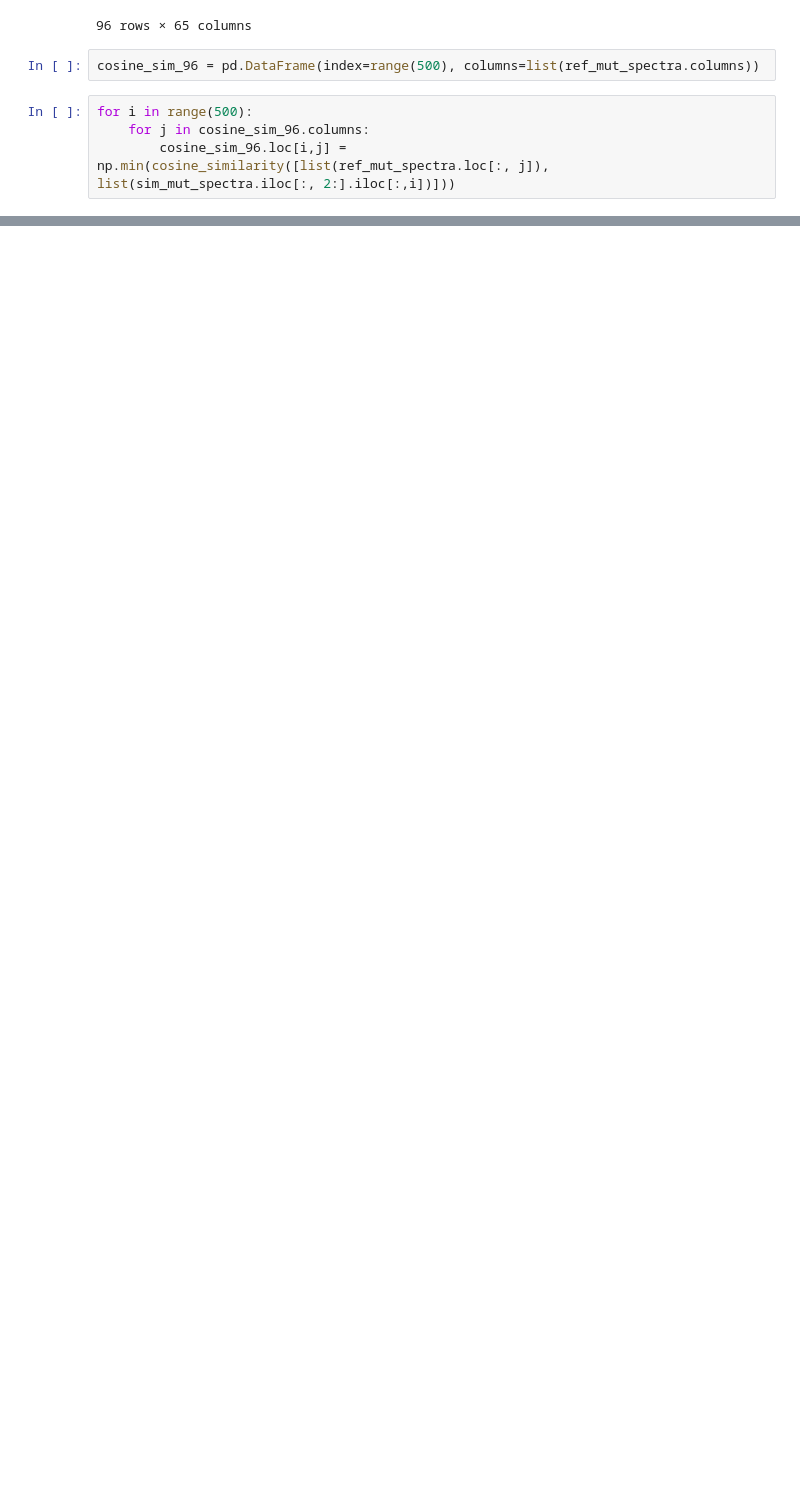
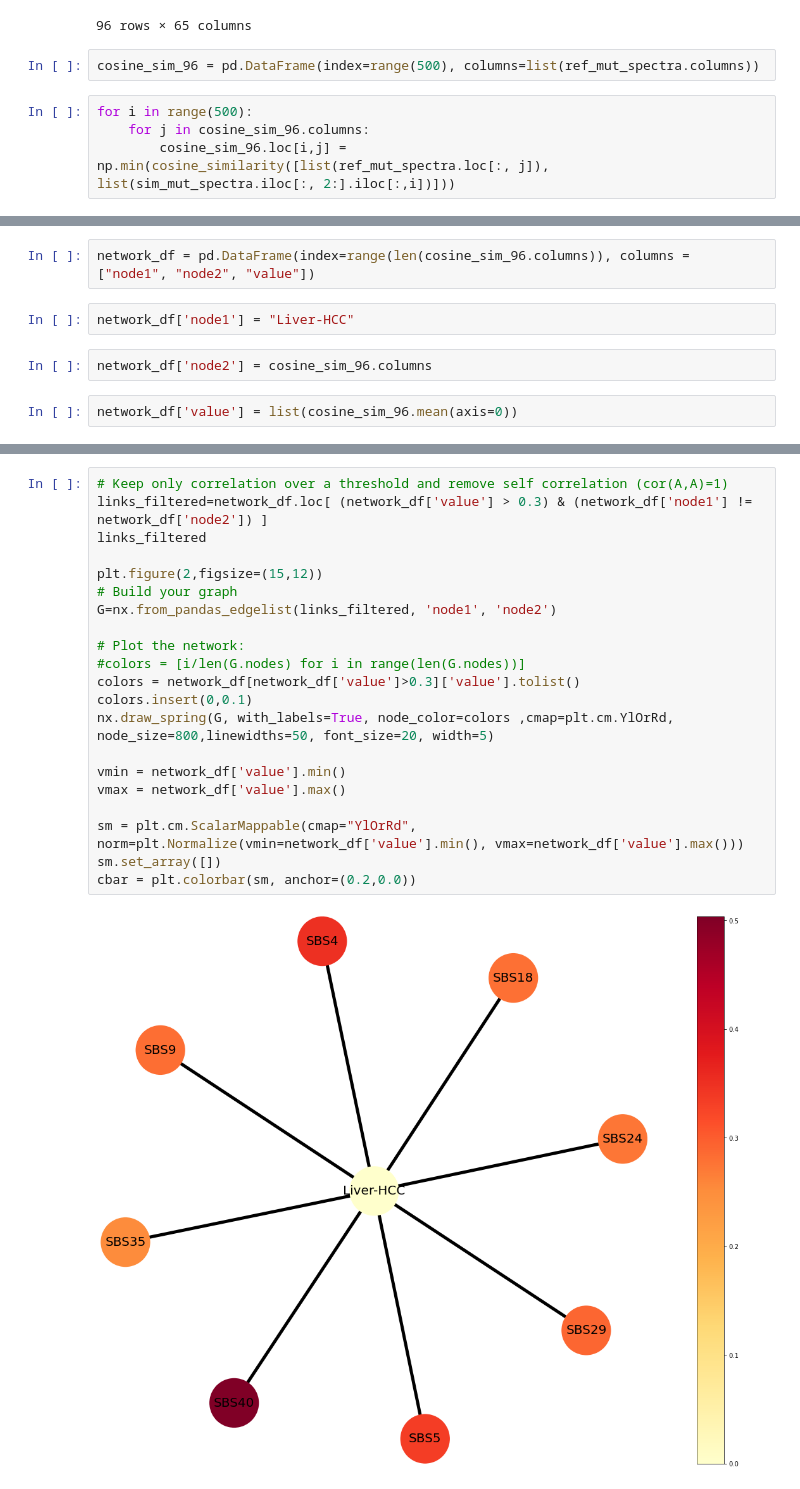
Before and after one commit to HillLab/SomaticSiMu, a Jupyter notebook: Statistical Analyses.ipynb, the cells around one changed output, grey strips where cells are left out. Cells and saved outputs as stored; diff of their text form; blank space fills up the shorter version.

```diff
--- a/Statistical Analyses.ipynb
+++ b/Statistical Analyses.ipynb
@@ -648 +667,9 @@ SBS9     0.325993
 dtype: float64
+# %%
+network_df = pd.DataFrame(index=range(len(cosine_sim_96.columns)), columns = ["node1", "node2", "value"])
+# %%
+network_df['node1'] = "Liver-HCC"
+# %%
+network_df['node2'] = cosine_sim_96.columns
+# %%
+network_df['value'] = list(cosine_sim_96.mean(axis=0))
@@ -648,0 +688,23 @@ dtype: float64
+# %%
+# Keep only correlation over a threshold and remove self correlation (cor(A,A)=1)
+links_filtered=network_df.loc[ (network_df['value'] > 0.3) & (network_df['node1'] != network_df['node2']) ]
+links_filtered
+
+plt.figure(2,figsize=(15,12))
+# Build your graph
+G=nx.from_pandas_edgelist(links_filtered, 'node1', 'node2')
+
+# Plot the network:
+#colors = [i/len(G.nodes) for i in range(len(G.nodes))]
+colors = network_df[network_df['value']>0.3]['value'].tolist()
+colors.insert(0,0.1)
+nx.draw_spring(G, with_labels=True, node_color=colors ,cmap=plt.cm.YlOrRd, node_size=800,linewidths=50, font_size=20, width=5)
+
+vmin = network_df['value'].min()
+vmax = network_df['value'].max()
+
+sm = plt.cm.ScalarMappable(cmap="YlOrRd", norm=plt.Normalize(vmin=network_df['value'].min(), vmax=network_df['value'].max()))
+sm.set_array([])
+cbar = plt.colorbar(sm, anchor=(0.2,0.0))
+# %% [output]
+[figure, added]
```
Also changed, not shown: parts of 13 cells of this notebook.
